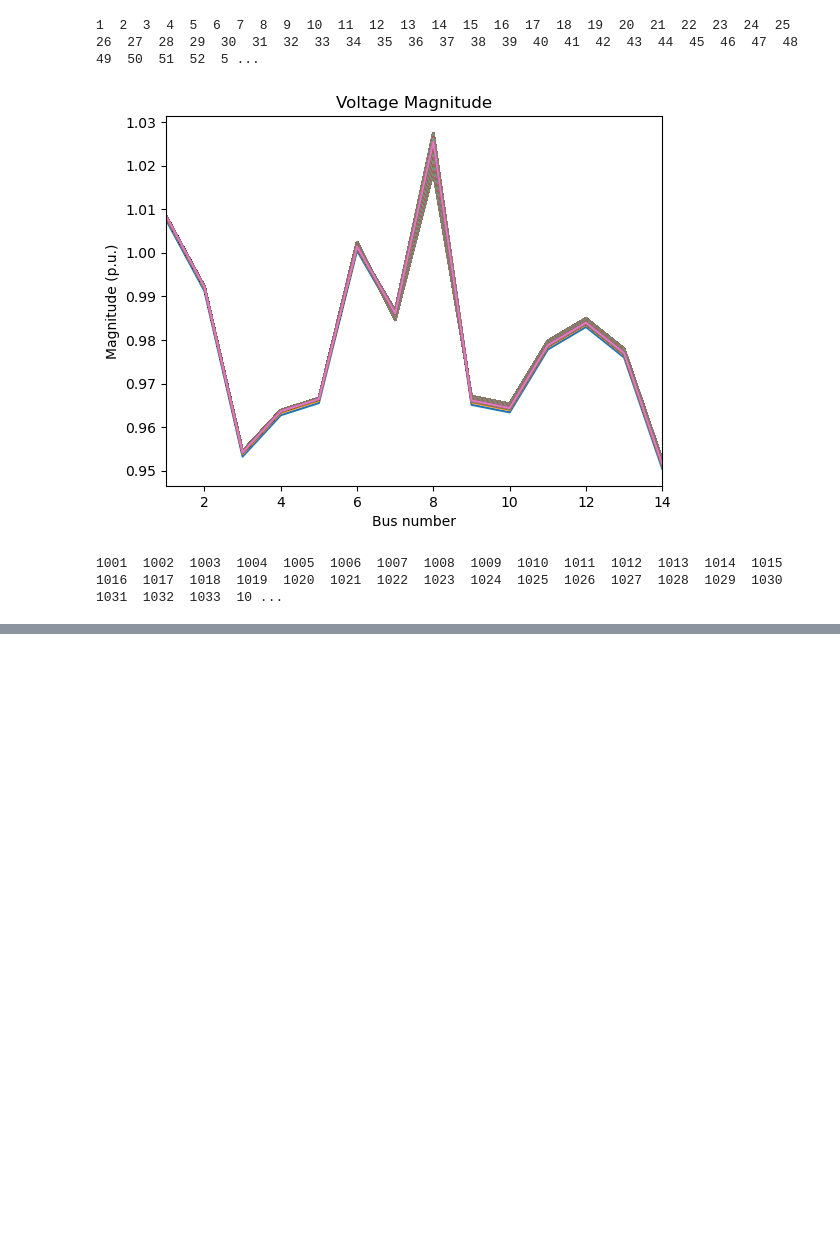
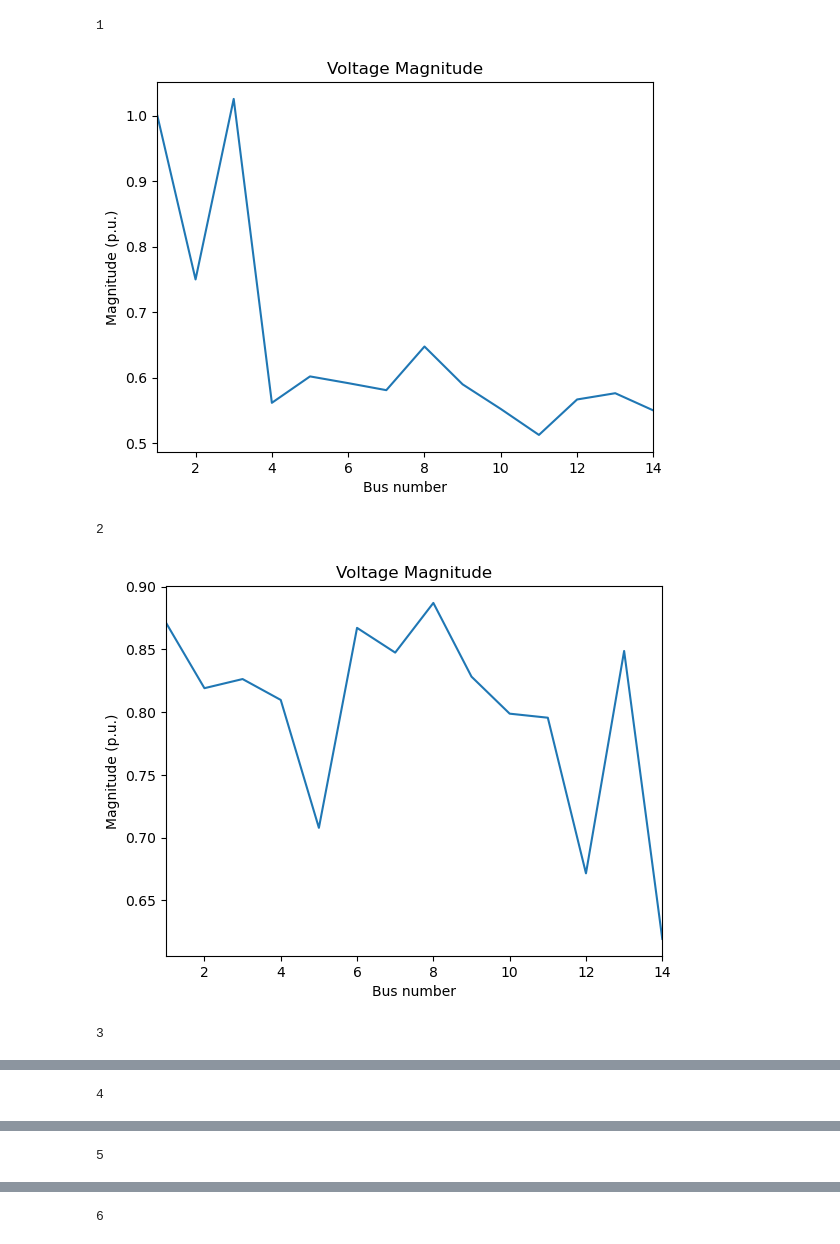
Before and after one commit to ayush-thakur/DSE_IEEE_14_bus, a Jupyter notebook: DSE_UKF_2.ipynb, the cells around one changed output, grey strips where cells are left out. Cells and saved outputs as stored; diff of their text form; code cells hidden in the pictures; blank space fills up the shorter version.

```diff
--- a/DSE_UKF_2.ipynb
+++ b/DSE_UKF_2.ipynb
@@ -387,21 +387,28 @@ def Hx(x):
     for i1 in range (41):
         h[i1]=h111[i1]
     return h
+# %%
+def fx(x, dt):
+    F=np.identity(27)
+    FdotX=np.dot(F, x)
+    # print(FdotX)
+    return FdotX
 # %%
 Pi= pd.read_csv("Zdata_small.csv")
 nbus=14;
 Pi= Pi.to_numpy();
 num=14
 
-dim_x = 27 # state dimension
-dim_z = 41 # measurement dimension
-def fx(x, dt):
-    F = np.identity(27)
-    return np.dot(F, x)
 
 
 
-points = MerweScaledSigmaPoints(n=dim_x, alpha=0.1, beta=2.0, kappa=-1.0)
+dim_x = 27 # state dimension
+dim_z = 41 # measurement dimension
+
+
+
+
+points = MerweScaledSigmaPoints(n=dim_x, alpha=0.1, beta=2.0, kappa=1.0)
 
 #need to improve on the values of alpha beta kappa for better results of z-h rest is good
 #now z-h is good but alpha beta kappa can be improved
@@ -409,7 +416,7 @@ points = MerweScaledSigmaPoints(n=dim_x, alpha=0.1, beta=2.0, kappa=-1.0)
 
 
 kf = UnscentedKalmanFilter(dim_x=dim_x, dim_z=dim_z, dt=0.1, fx=fx, hx=Hx, points=points)
-initial_state = np.zeros(27)  # Initial state vector
+initial_state = np.ones(27)  # Initial state vector
 for i in range(13,27):
     initial_state[i]=1
 kf.x=initial_state
@@ -418,63 +425,47 @@ kf.P = np.eye(dim_x) * 0.1 # initial state covariance matrix
 kf.Q = np.eye(dim_x) * 1e-5# process noise covariance matrix
 kf.R = np.eye(dim_z) * 1e-6 # measurement noise covariance matrix
 
-for i in range (1,10000):
-    h1=Hx(kf.x)
+for i in range (1,20):
+    # h1=Hx(kf.x)
     zdata = zdatas(i)
     z1 = zdata[:,2]
     z= np.zeros(41)
     for i1 in range (41):
         z[i1]=z1[i1]
     kf.predict() # predict step
     kf.update(z) # update step
 
 
      # ++++++++++++++++++++++
     # Presenting the results
     # ===================
-    del2 = np.zeros(14);
-    del2[1:]=kf.x[0:13]
+
     print(i,end="  ")
     # print("state \n\n",kf.x[13:])
 
 
-    # plot.figure()
-    # plot.plot(range(1,nbus+1),del2,label=f'{i}')
-    # plot.title('Voltage phase angles')
-    # plot.xlabel('Bus number')
-    # plot.ylabel('Phase angle (rad)')
-    # plot.xlim(1,nbus)
-
-    if(i>3):
-        plot.plot(range(1,nbus+1),kf.x[13:],label=f'{i}')
-    if(i%1000==0):
-        plot.title('Voltage Magnitude')
-        plot.xlabel('Bus number')
-        plot.ylabel('Magnitude (p.u.)')
-        plot.xlim(1,nbus)
-        plot.show()
-
-    # plot.xlim(1,nbus)
+    # if(i>3):
+    plot.plot(range(1,nbus+1),kf.x[13:],label=f'{i}')
+    # if(i%1000==0):
+    plot.title('Voltage Magnitude')
+    plot.xlabel('Bus number')
+    plot.ylabel('Magnitude (p.u.)')
+    plot.xlim(1,nbus)
+    plot.show()
 
 
-    # fig, ax = plot.subplots()
-    # ax.plot(h1, label='h')
-    # ax.plot(z, label='z')
-    # ax.set_title('Graphs h and z')             # Set the plot title and labels
-    # ax.set_xlabel('Index')
-    # ax.set_ylabel('Values')
-    # ax.legend()                                # Add a legend
-                                  # Display the plot
 
     # ++++++++++++++++++++++
     # end of the results
     # ===================
 plot.title('Voltage Magnitude')
 plot.xlabel('Bus number')
 plot.ylabel('Magnitude (p.u.)')
 plot.xlim(1,nbus)
 plot.show()
 # %% [output]
-1  2  3  4  5  6  7  8  9  10  11  12  13  14  15  16  17  18  19  20  21  22  23  24  25  26  27  28  29  30  31  32  33  34  35  36  37  38  39  40  41  42  43  44  45  46  47  48  49  50  51  52  5 ...
+1
-[figure, old version]
+[figure, new version]
-1001  1002  1003  1004  1005  1006  1007  1008  1009  1010  1011  1012  1013  1014  1015  1016  1017  1018  1019  1020  1021  1022  1023  1024  1025  1026  1027  1028  1029  1030  1031  1032  1033  10 ...
+2
+[figure, added]
+3
@@ -480,0 +473 @@ plot.show()
+4
@@ -480,0 +475 @@ plot.show()
+5
@@ -480,0 +477 @@ plot.show()
+6
```
Also changed, not shown: parts of 1 cell of this notebook.
